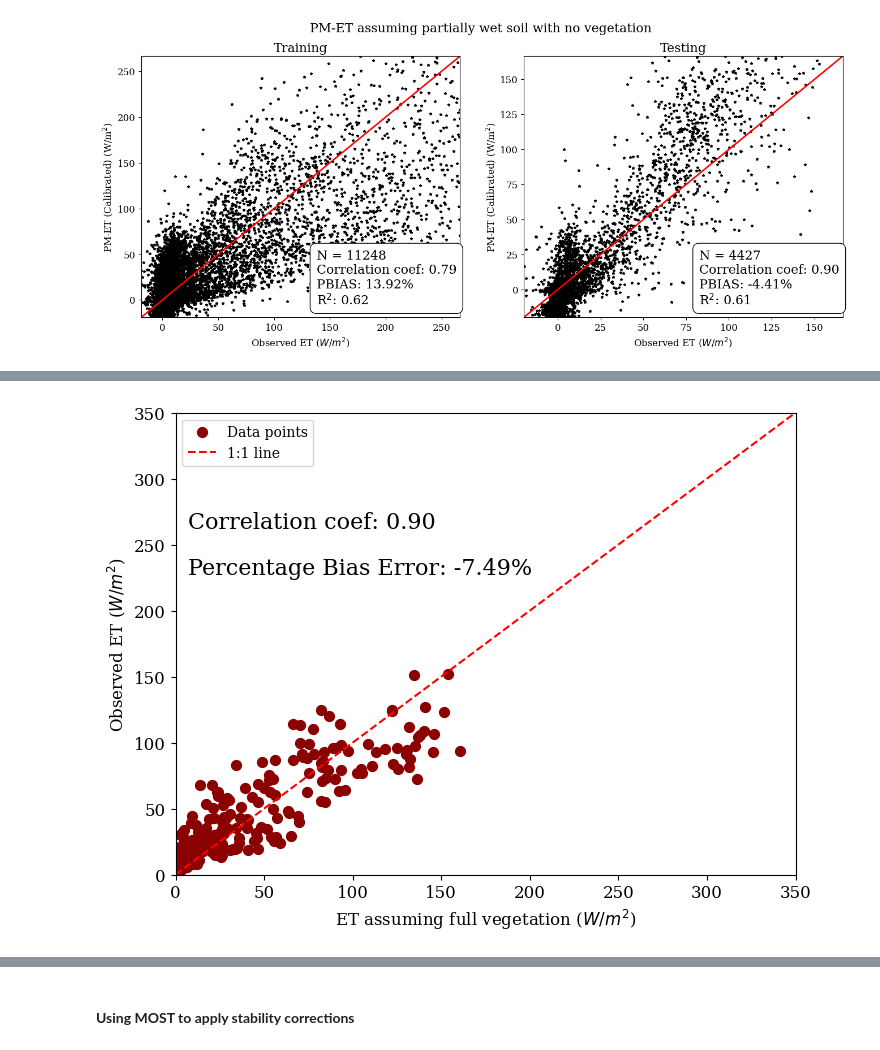
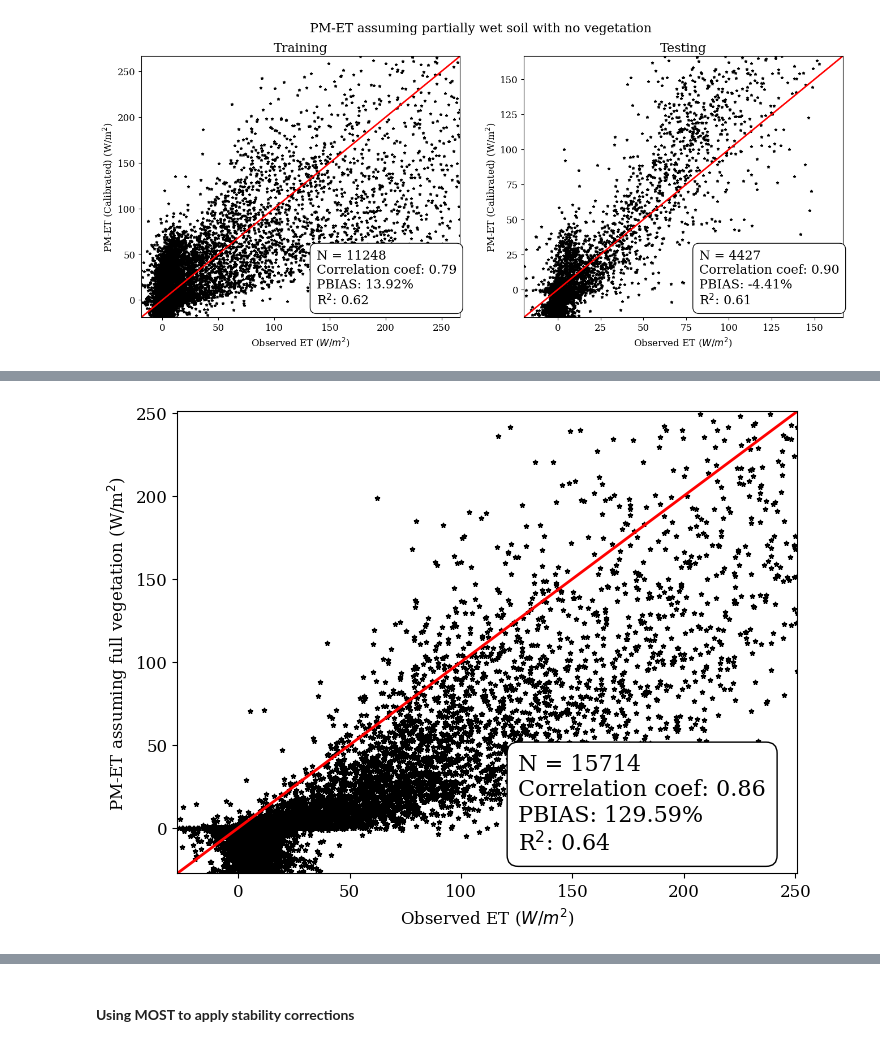
Before and after one commit to praghav444/CEE491-591-Process-Hydrology-Tutorials, a Jupyter notebook: Penman-Monteith-based-ET-Modeling-Tutorial.ipynb, the cells around one changed output, grey strips where cells are left out. Drawn from its saved outputs; the diff is of its cells as text; code cells hidden in the pictures.

```diff
--- a/Penman-Monteith-based-ET-Modeling-Tutorial.ipynb
+++ b/Penman-Monteith-based-ET-Modeling-Tutorial.ipynb
@@ -538,33 +539,15 @@ LAI = data['LAI'].values
 # %%
 # Parameters
-theta_w = 0.07
-gc_ref = 0.5*8.314*(Ta+273.15)/(Pa*1e3) # mmol H2O m-2 s-1 to m s-1 (Ideal gas law: PV=nRT)
-m = 0.4
+param_gc_ref = 0.2  # mmol H2O m-2 s-1
+gc_ref = param_gc_ref*8.314*(Ta+273.15)/(Pa*1e3) # mmol H2O m-2 s-1 to m s-1 (Ideal gas law: PV=nRT)
+m = 0.1
 alpha = 0.1
+F1 = 1 - np.exp(-alpha * SRad / 100)
+F2 = 1 - 0.0016 * (25 - Ta) ** 2
+gc_star = gc_ref * (theta - theta_w) / (theta_s - theta_w) * LAI
+gveg = gc_star * (1 - m * np.log(VPD)) * F1 * F2
+ET_case3 = (delta * (Rn - G) + rho_air * Cp * (es - ea) * gh) / (delta + psyc_const * (1 + gh / gveg))
 # %%
-F1 = 1 - np.exp(-alpha * SRad / 100)
-F2 = 1 - 0.0016 * (25 - Ta) ** 2
-gc_star = gc_ref * (theta - theta_w) / (theta_s - theta_w) * LAI
-gveg = gc_star * (1 - m * np.log(VPD)) * F1 * F2
-lambda_ET_case3 = (delta * (Rn - G) + rho_air * Cp * (es - ea) * gh) / (delta + psyc_const * (1 + gh / gveg))
+make_plot(ET_obs, ET_case3, case_lable= r"PM-ET assuming full vegetation")
+# %% [output]
+[figure, added]
-# %%
-plt.figure(figsize=(8,6))
-plt.scatter(lambda_ET_case3, lambda_ET_obs, marker='o', s=50, color='darkred', label='Data points')
-plt.plot([0, 350], [0, 350], color='red', linestyle='--', label='1:1 line')
-plt.xlabel(r"ET assuming full vegetation ($W/m^2$)", fontsize=12)
-plt.ylabel(r"Observed ET ($W/m^2$)", fontsize=12)
-plt.xlim(0, 350)
-plt.ylim(0, 350)
-plt.xticks(size=12)
-plt.yticks(size=12)
-valid_indices = ~np.isnan(lambda_ET_obs) & ~np.isnan(lambda_ET_case3)
-lambda_ET_obs_valid= lambda_ET_obs[valid_indices]
-lambda_ET_case3_valid = lambda_ET_case3[valid_indices]
-corr = np.corrcoef(lambda_ET_obs_valid, lambda_ET_case3_valid)[0, 1]
-bias_error = 100 * (np.sum(lambda_ET_case3_valid - lambda_ET_obs_valid) / np.sum(lambda_ET_obs_valid))
-plt.text(0.02, 0.75, f"Correlation coef: {corr:.2f}", fontsize=16, transform=plt.gca().transAxes)
-plt.text(0.02, 0.65, f"Percentage Bias Error: {bias_error:.2f}%", fontsize=16, transform=plt.gca().transAxes)
-plt.legend()
-plt.show()
-# %% [output]
-[figure, removed]
```
Also changed, not shown: parts of 4 cells of this notebook.
